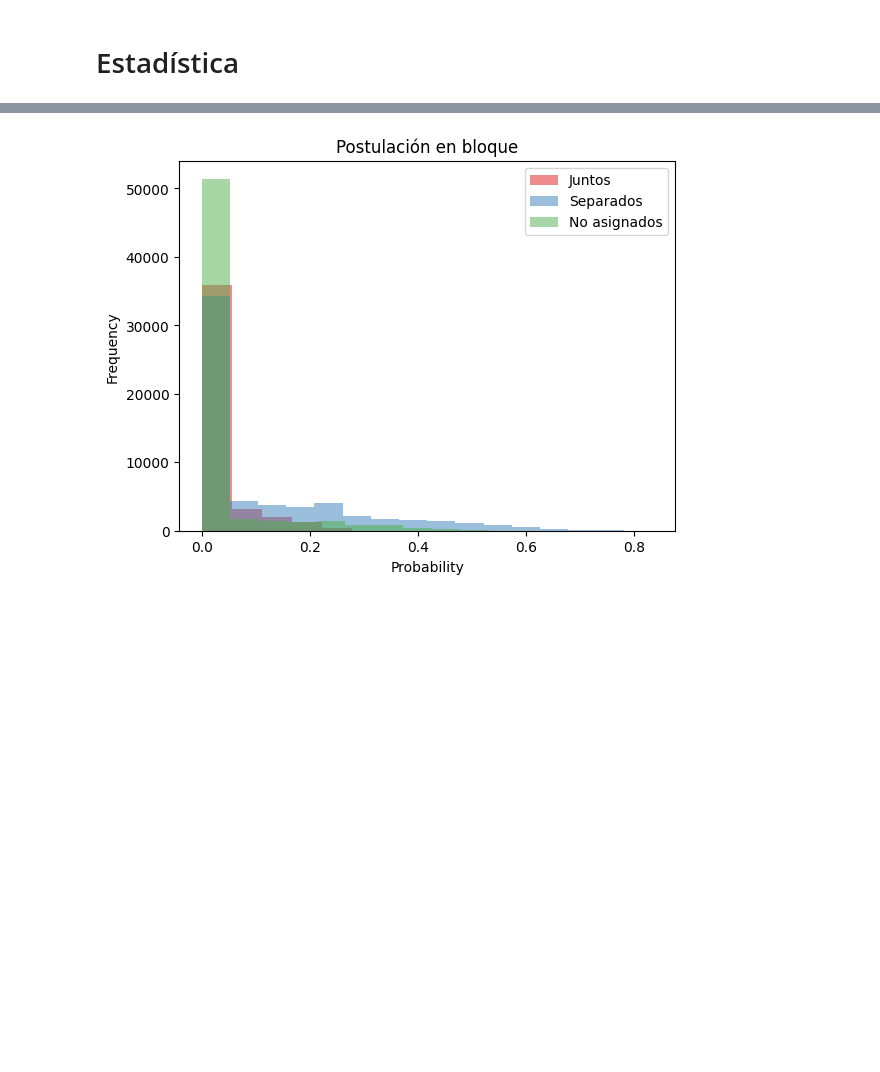
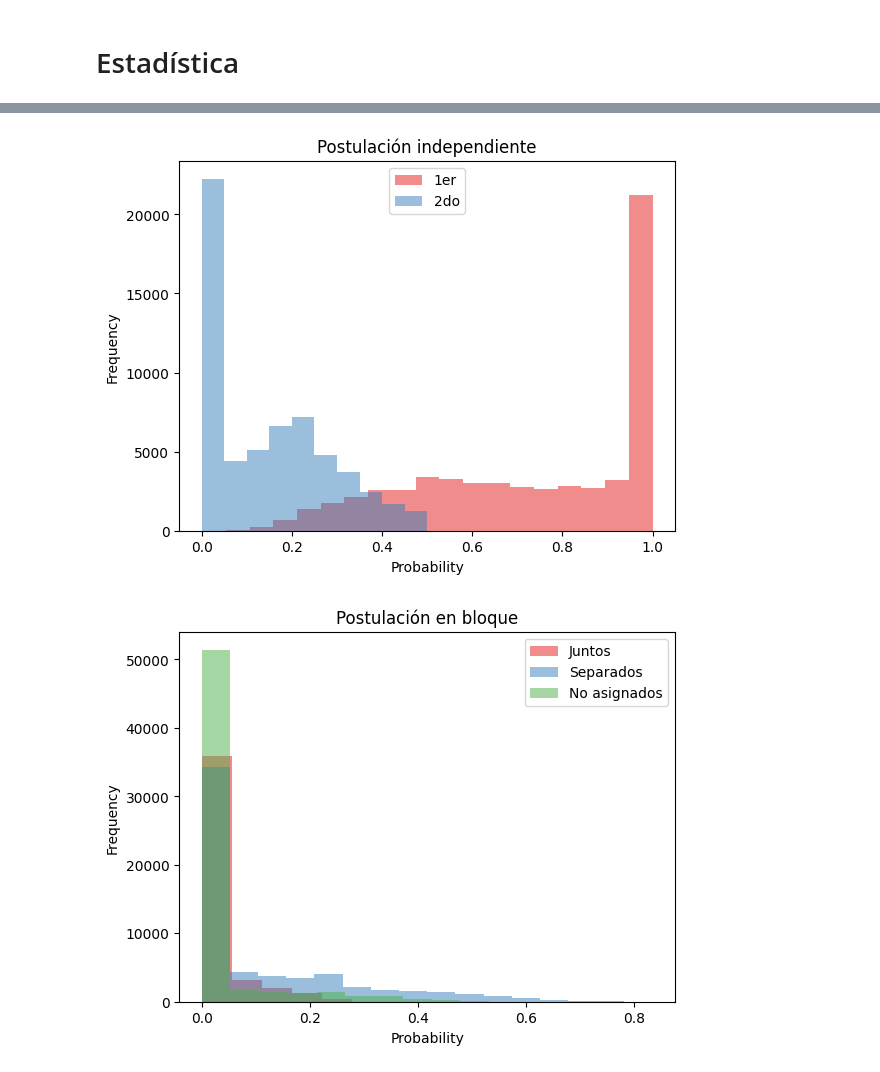
Before and after one commit to ConsiliumBots/cb-siblings, a Jupyter notebook: analysis of admin records/2023/feedback/inputs/2_probabilities.ipynb, the cells around one changed output, grey strips where cells are left out. Cells and saved outputs as stored; diff of their text form; code cells hidden in the pictures; blank space fills up the shorter version.

Commit message:
Pequeños cambios en estadística descriptiva
Incluí gráfico de probabilidad del primer y segundo evento

```diff
--- a/analysis of admin records/2023/feedback/inputs/2_probabilities.ipynb
+++ b/analysis of admin records/2023/feedback/inputs/2_probabilities.ipynb
@@ -286,4 +286,38 @@ mat_aseg:2.0          4347
 Name: evento, dtype: int64
+# %%
+# Distribución prob. eventos más probables
+principal_evento = prob_conjunta.loc[(prob_conjunta['auxiliar'] == 1), ]
+
+segundo_evento = prob_conjunta.loc[(prob_conjunta['auxiliar'] == 2), ]
+
+# Histograma
+
+import matplotlib.pyplot as plt
+import seaborn as sns
+
+sns.set_palette('Set1')
+
+bin_width = 0.05
+
+data_min_p = principal_evento['prob_conjunta'].min()
+data_max_p = principal_evento['prob_conjunta'].max()
+num_bins_p = int((data_max_p - data_min_p) / bin_width)
+
+data_min_s = segundo_evento['prob_conjunta'].min()
+data_max_s = segundo_evento['prob_conjunta'].max()
+num_bins_s = int((data_max_s - data_min_s) / bin_width)
+
+
+plt.hist(principal_evento['prob_conjunta'], bins=num_bins_p, range =(data_min_p, data_max_p), alpha=0.5, label='1er')
+plt.hist(segundo_evento['prob_conjunta'], bins=num_bins_s, range =(data_min_s, data_max_s), alpha=0.5, label='2do')
+
+plt.xlabel('Probability')
+plt.ylabel('Frequency')
+plt.title('Postulación independiente')
+plt.legend()
+plt.show()
+# %% [output]
+[figure, added]
 # %%
 # Prob. otros eventos
 
```
Also changed, not shown: parts of 2 cells of this notebook.
